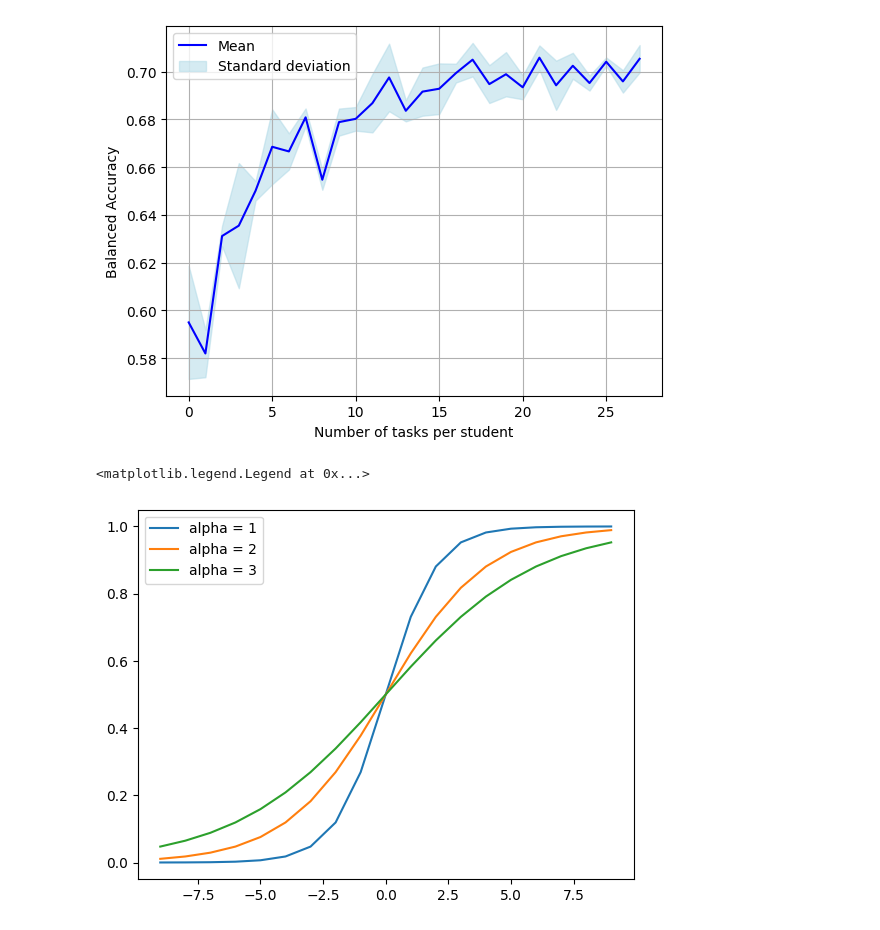
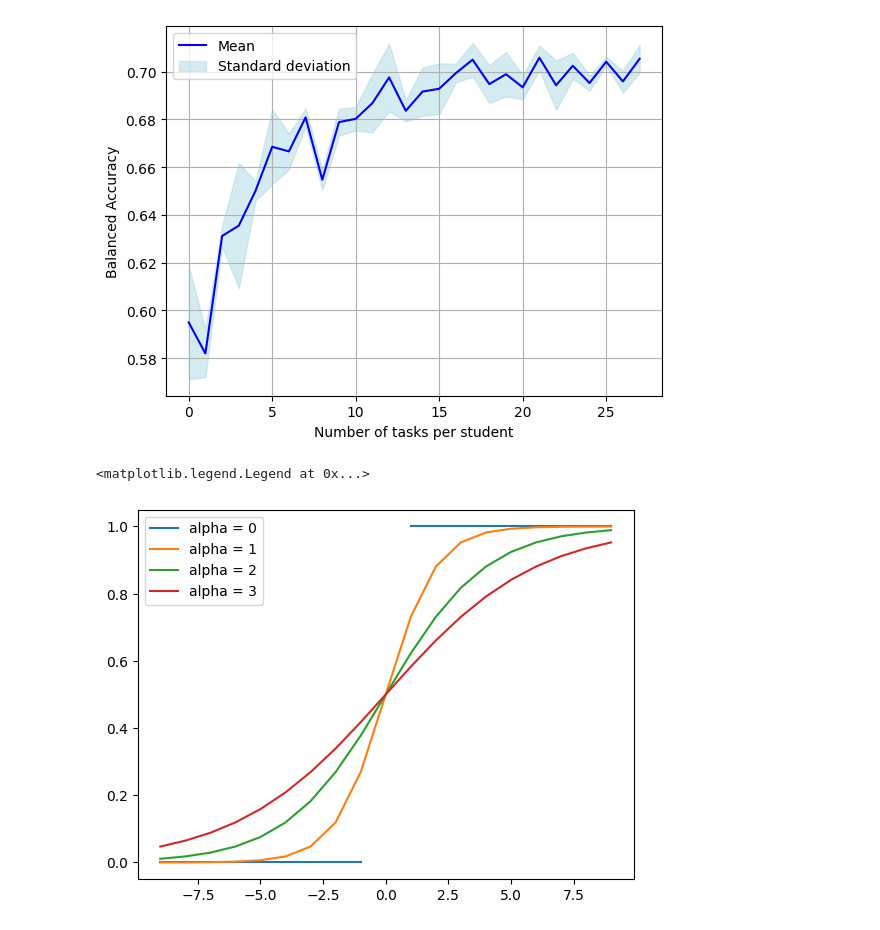
Before and after one commit to lisiq/Modelling-Students-Learning, a Jupyter notebook: plots.ipynb, the cells around one changed output. Drawn from its saved outputs; the diff is of its cells as text; code cells hidden in the pictures.

```diff
--- a/plots.ipynb
+++ b/plots.ipynb
@@ -156,10 +163,11 @@ def sigmoid(x, alpha):
     return 1/(1+np.exp(-x/alpha))
 # %%
 x = np.arange(-9,10)
+plt.plot(x, [sigmoid(xi,0) for xi in x], label="alpha = 0")
 plt.plot(x, [sigmoid(xi,1) for xi in x], label="alpha = 1")
 plt.plot(x, [sigmoid(xi,2) for xi in x], label="alpha = 2")
 plt.plot(x, [sigmoid(xi,3) for xi in x], label="alpha = 3")
 plt.legend()
 # %% [output]
 <matplotlib.legend.Legend at 0x...>
-[figure, old version]
+[figure, new version]
```
Also changed, not shown: parts of 1 cell of this notebook, 7 other files.
